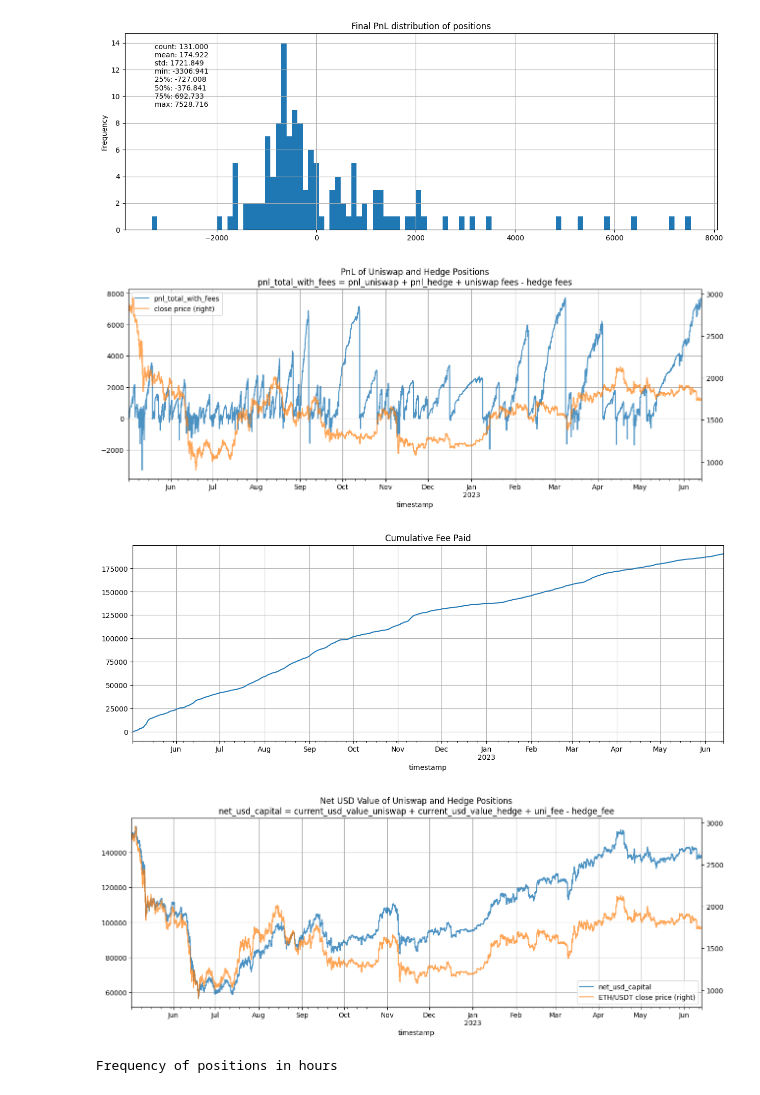
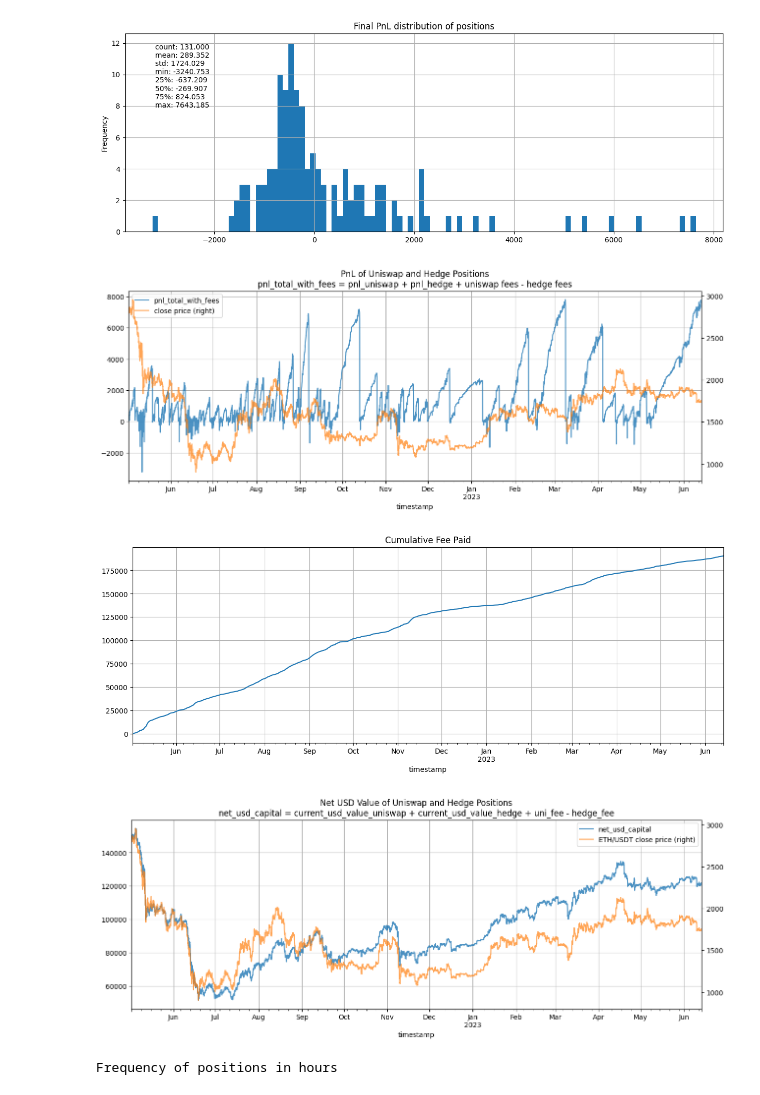
Before and after one commit to adradr/uniswap-delta-neutral-hedge-hft, a Jupyter notebook: backtesting/uniswap_fee_and_divergence.ipynb, the cells around one changed output. Cells and saved outputs as stored; diff of their text form; code cells hidden in the pictures.

```diff
--- a/backtesting/uniswap_fee_and_divergence.ipynb
+++ b/backtesting/uniswap_fee_and_divergence.ipynb
@@ -15,6 +15,8 @@ INITIAL_CAPITAL_USD = 150_000
 EXCHANGE_FEE = 0.0002
 IS_HEDGED = True
 RANGE_PCTS = 6
+SWAP_FEE = 0.003
+SLIPPAGE = 0.005
 # 2.01$ from $100 principal over last 10 days (May 28th - June 7th)
 # Get last 10 day's cumulative volume
 VOLUME_SUM = dataset["volume"]["2023-05-28":"2023-06-08"].sum() # type: ignore
@@ -29,7 +31,10 @@ backtester = DataBacktester(
     range_pct=RANGE_PCTS,
     fee_per_volume=estimate_conc_liq_fee_multipler(RANGE_PCTS),
     exchange_fee=EXCHANGE_FEE,
-    is_hedged=IS_HEDGED)
+    is_hedged=IS_HEDGED,
+    slippage=SLIPPAGE,
+    swap_fee=SWAP_FEE,
+)
 
 # Run backtest
 backtester.run()
@@ -66,7 +71,7 @@ Final ROI: -8.26%
-[figure, old version]
+[figure, new version]
 [figure]
 [figure]
-[figure, old version]
+[figure, new version]
 # %%
 # Calculate diff between values of this list: backtester.backtest_df.id.unique()
 print("Frequency of positions in hours")
```
Also changed, not shown: parts of 7 cells of this notebook, 2 other files.
